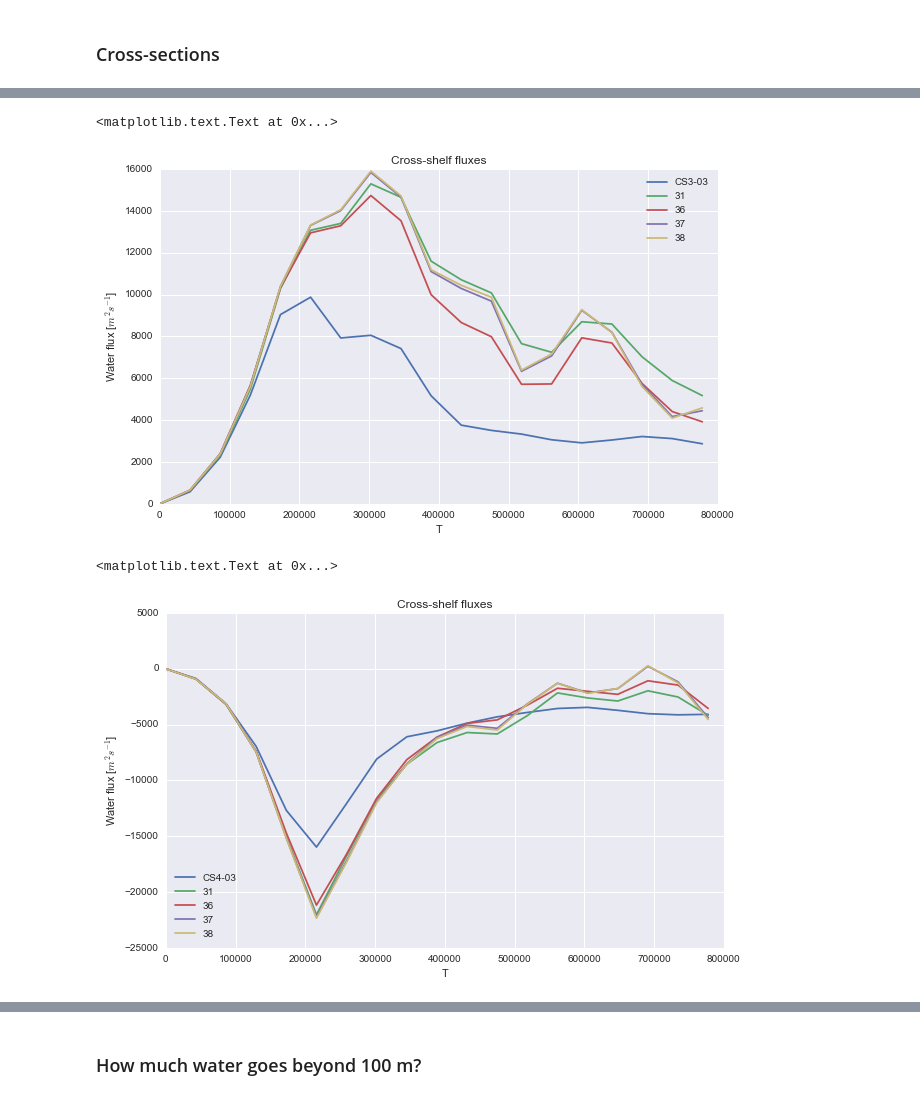
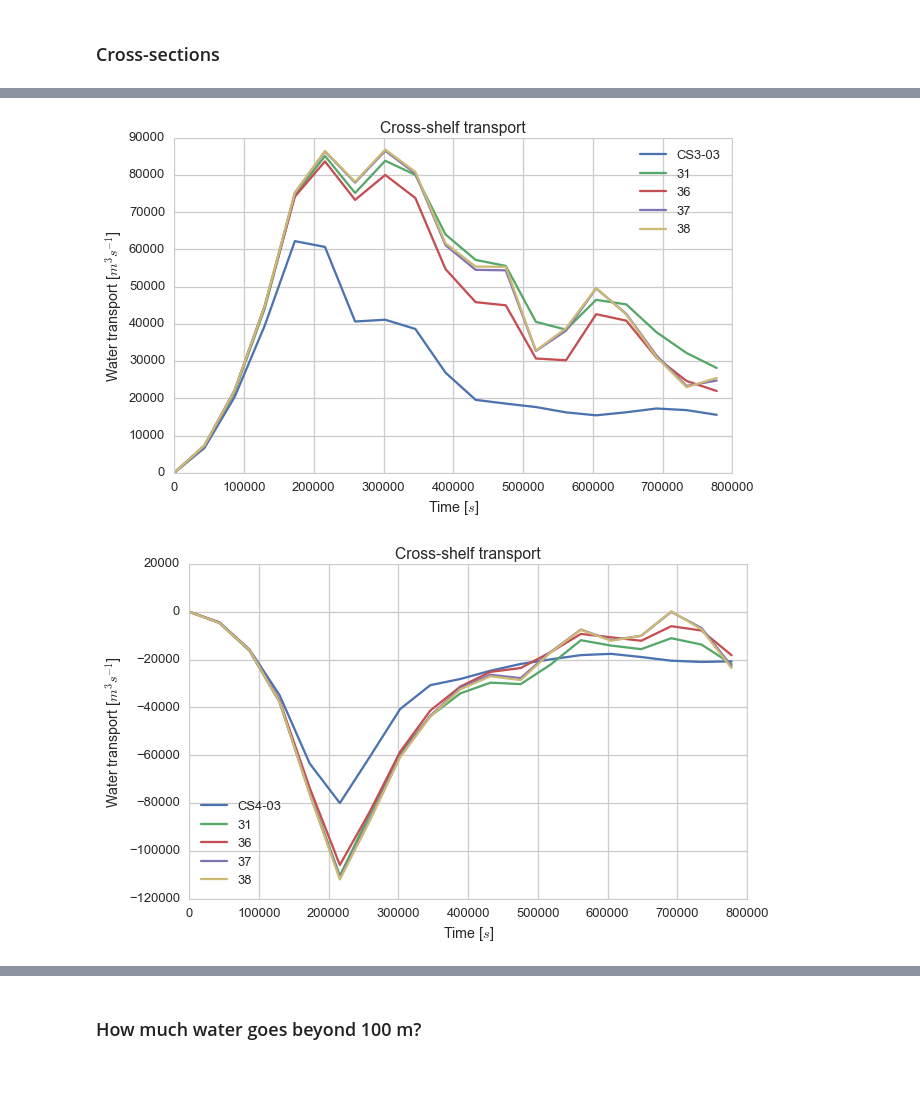
Before and after one commit to UBC-MOAD/outputanalysisnotebooks, a Jupyter notebook: Transports/water_transports_viscosity.ipynb, the cells around one changed output, grey strips where cells are left out. Cells and saved outputs as stored; diff of their text form; code cells hidden in the pictures.

```diff
--- a/Transports/water_transports_viscosity.ipynb
+++ b/Transports/water_transports_viscosity.ipynb
@@ -173,35 +199,29 @@ ax.set_title('Cross-shelf fluxes')
 # %%
 fig, ax = plt.subplots(1, 1, figsize=(10, 6))
 
-waterCS3_flux03.sum(dim='Z').plot(ax=ax, label = 'CS3-03')
-waterCS3_flux31.sum(dim='Z').plot(ax=ax, label = '31')
-waterCS3_flux36.sum(dim='Z').plot(ax=ax, label = '36')
-waterCS3_flux37.sum(dim='Z').plot(ax=ax, label = '37')
-waterCS3_flux38.sum(dim='Z').plot(ax=ax, label = '38')
+(waterCS3_flux03*grid.drF).sum(dim='Z').plot(ax=ax, label = 'CS3-03')
+(waterCS3_flux31*grid.drF).sum(dim='Z').plot(ax=ax, label = '31')
+(waterCS3_flux36*grid.drF).sum(dim='Z').plot(ax=ax, label = '36')
+(waterCS3_flux37*grid.drF).sum(dim='Z').plot(ax=ax, label = '37')
+(waterCS3_flux38*grid.drF).sum(dim='Z').plot(ax=ax, label = '38')
 
 
-ax.set_ylabel('Water flux [$m^2s^{-1}$]')
-ax.legend(loc=0)
-ax.set_title('Cross-shelf fluxes')
+ax = fig_looks(ax)
 # %% [output]
-<matplotlib.text.Text at 0x...>
-[figure, old version]
+[figure, new version]
 # %%
 fig, ax = plt.subplots(1, 1, figsize=(10, 6))
 
-waterCS4_flux03.sum(dim='Z').plot(ax=ax, label = 'CS4-03')
-waterCS4_flux31.sum(dim='Z').plot(ax=ax, label = '31')
-waterCS4_flux36.sum(dim='Z').plot(ax=ax, label = '36')
-waterCS4_flux37.sum(dim='Z').plot(ax=ax, label = '37')
-waterCS4_flux38.sum(dim='Z').plot(ax=ax, label = '38')
+(waterCS4_flux03*grid.drF).sum(dim='Z').plot(ax=ax, label = 'CS4-03')
+(waterCS4_flux31*grid.drF).sum(dim='Z').plot(ax=ax, label = '31')
+(waterCS4_flux36*grid.drF).sum(dim='Z').plot(ax=ax, label = '36')
+(waterCS4_flux37*grid.drF).sum(dim='Z').plot(ax=ax, label = '37')
+(waterCS4_flux38*grid.drF).sum(dim='Z').plot(ax=ax, label = '38')
 
 
-ax.set_ylabel('Water flux [$m^2s^{-1}$]')
-ax.legend(loc=0)
-ax.set_title('Cross-shelf fluxes')
+ax = fig_looks(ax)
 # %% [output]
-<matplotlib.text.Text at 0x...>
-[figure, old version]
+[figure, new version]
 # %%
 fig, ax = plt.subplots(1, 1, figsize=(10, 6))
 
```
Also changed, not shown: parts of 10 cells of this notebook.
